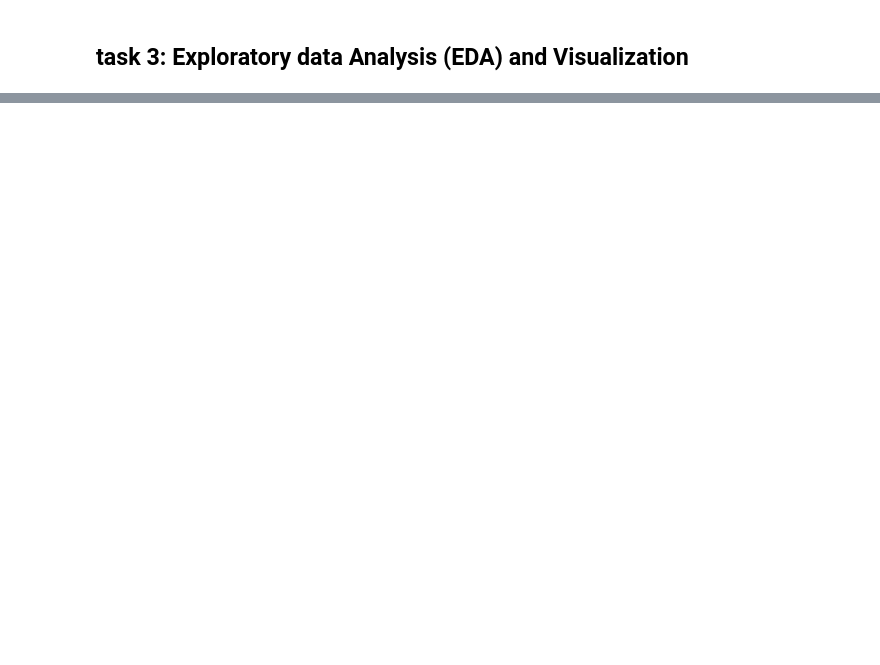
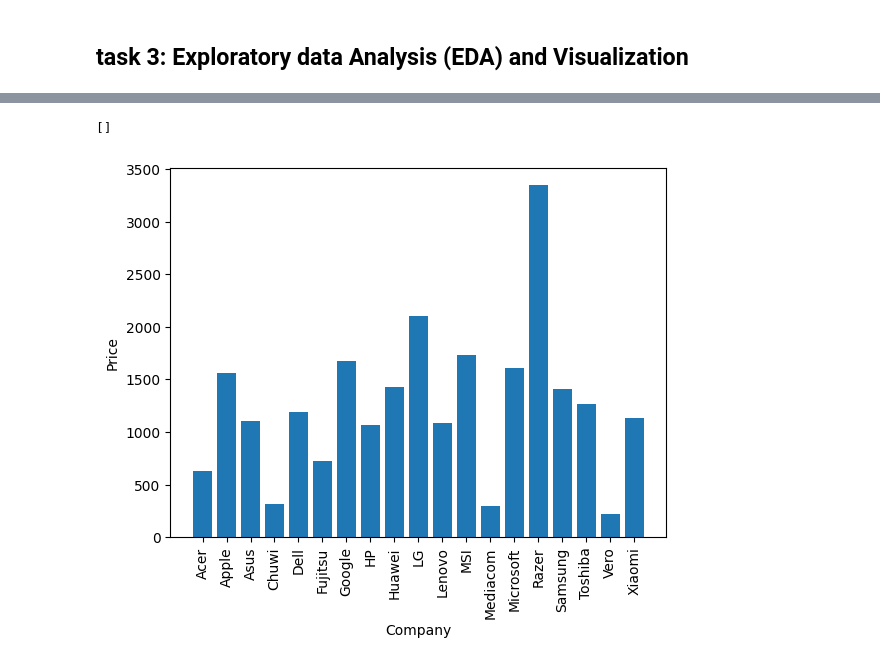
Before and after one commit to Immortal-Pi/KAG, a Jupyter notebook: presentation/data_analysis.ipynb, the cells around one changed output, grey strips where cells are left out. Drawn from its saved outputs; the diff is of its cells as text; code cells hidden in the pictures; blank space fills up the shorter version.

```diff
--- a/presentation/data_analysis.ipynb
+++ b/presentation/data_analysis.ipynb
@@ -77,2 +222,14 @@ import re
+# %%
+# Average price by brand
+average_prices=laptop_data.groupby('Company')['Price_euros'].mean()
+# print(average_prices)
+plt.bar(average_prices.index,average_prices.values)
+plt.xlabel('Company')
+plt.ylabel('Price')
+plt.xticks(rotation=90)
+plt.plot()
+# %% [output]
+[]
+[figure, added]
 # %%
 # Average relation between CPU manufacturer and price
```
Also changed, not shown: parts of 21 cells of this notebook, 10 other files.
